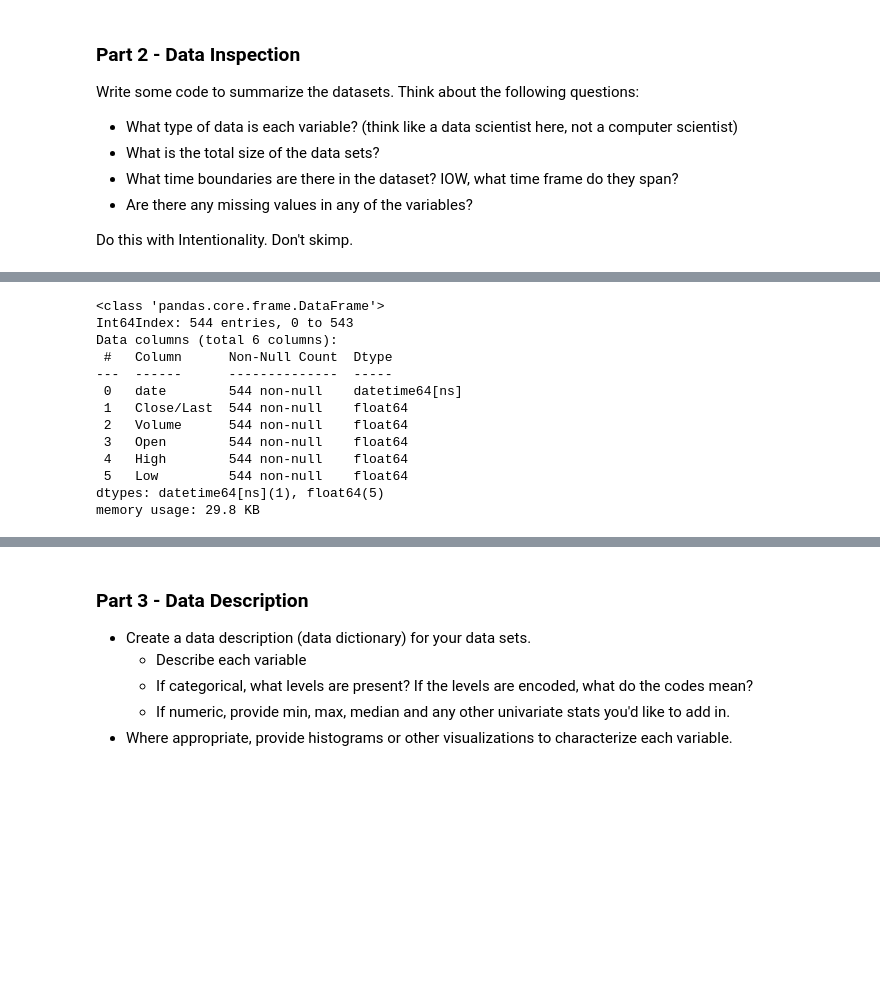
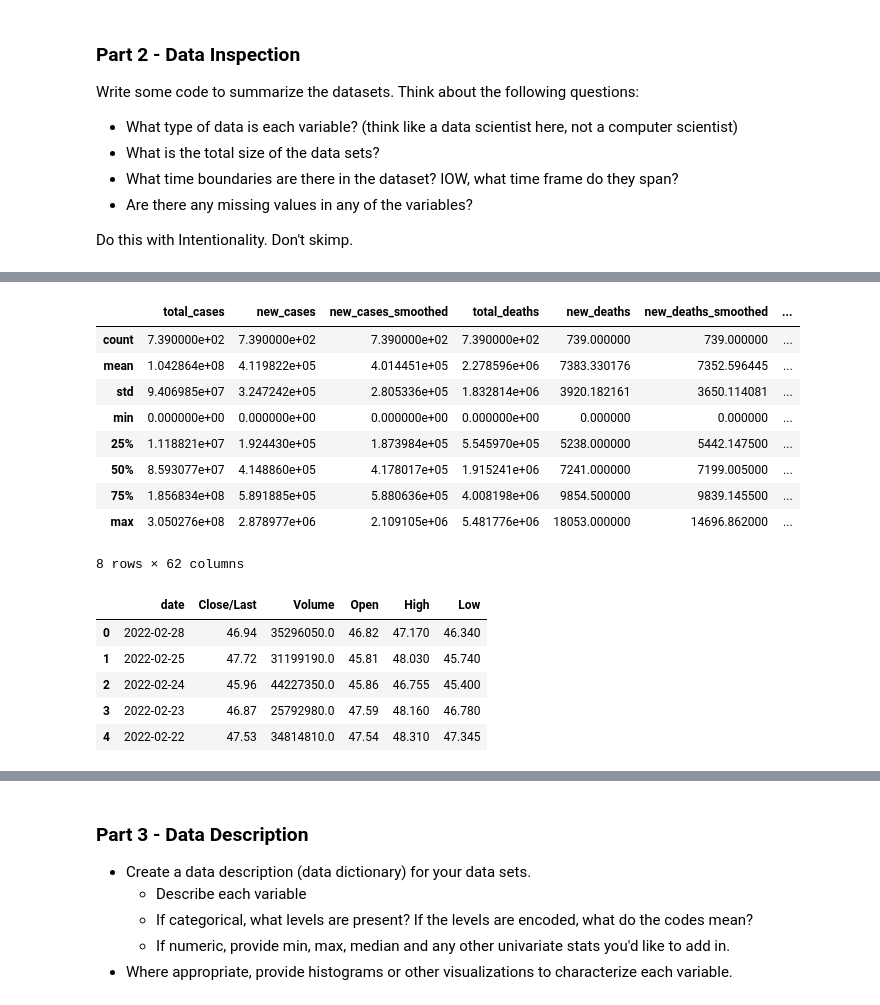
Before and after one commit to sltimmins/Project-2, a Jupyter notebook: Project02.ipynb, the cells around one changed output, grey strips where cells are left out. Drawn from its saved outputs; the diff is of its cells as text; code cells hidden in the pictures; blank space fills up the shorter version.

Commit message:
Some description added

```diff
--- a/Project02.ipynb
+++ b/Project02.ipynb
@@ -88,16 +115,24 @@ memory usage: 363.7 KB
+# %%
+# Now, looking at a quick description of the data, we can see the counts, averages, and standard deviations.
+covid.describe()
+# %% [output]
+|  | total_cases | new_cases | new_cases_smoothed | total_deaths | new_deaths | new_deaths_smoothed | ... |
+| count | 7.390000e+02 | 7.390000e+02 | 7.390000e+02 | 7.390000e+02 | 739.000000 | 739.000000 | ... |
+| mean | 1.042864e+08 | 4.119822e+05 | 4.014451e+05 | 2.278596e+06 | 7383.330176 | 7352.596445 | ... |
+| std | 9.406985e+07 | 3.247242e+05 | 2.805336e+05 | 1.832814e+06 | 3920.182161 | 3650.114081 | ... |
+| min | 0.000000e+00 | 0.000000e+00 | 0.000000e+00 | 0.000000e+00 | 0.000000 | 0.000000 | ... |
+| 25% | 1.118821e+07 | 1.924430e+05 | 1.873984e+05 | 5.545970e+05 | 5238.000000 | 5442.147500 | ... |
+| 50% | 8.593077e+07 | 4.148860e+05 | 4.178017e+05 | 1.915241e+06 | 7241.000000 | 7199.005000 | ... |
+| 75% | 1.856834e+08 | 5.891885e+05 | 5.880636e+05 | 4.008198e+06 | 9854.500000 | 9839.145500 | ... |
+| max | 3.050276e+08 | 2.878977e+06 | 2.109105e+06 | 5.481776e+06 | 18053.000000 | 14696.862000 | ... |
+8 rows × 62 columns
 # %%
-pfe.info()
+# Now, let's look at the Pfizer dataset
+pfe.head()
 # %% [output]
-<class 'pandas.core.frame.DataFrame'>
-Int64Index: 544 entries, 0 to 543
-Data columns (total 6 columns):
- #   Column      Non-Null Count  Dtype
----  ------      --------------  -----
- 0   date        544 non-null    datetime64[ns]
- 1   Close/Last  544 non-null    float64
- 2   Volume      544 non-null    float64
- 3   Open        544 non-null    float64
- 4   High        544 non-null    float64
- 5   Low         544 non-null    float64
-dtypes: datetime64[ns](1), float64(5)
-memory usage: 29.8 KB
+|  | date | Close/Last | Volume | Open | High | Low |
+| 0 | 2022-02-28 | 46.94 | 35296050.0 | 46.82 | 47.170 | 46.340 |
+| 1 | 2022-02-25 | 47.72 | 31199190.0 | 45.81 | 48.030 | 45.740 |
+| 2 | 2022-02-24 | 45.96 | 44227350.0 | 45.86 | 46.755 | 45.400 |
+| 3 | 2022-02-23 | 46.87 | 25792980.0 | 47.59 | 48.160 | 46.780 |
+| 4 | 2022-02-22 | 47.53 | 34814810.0 | 47.54 | 48.310 | 47.345 |
```
Also changed, not shown: parts of 8 cells of this notebook.
